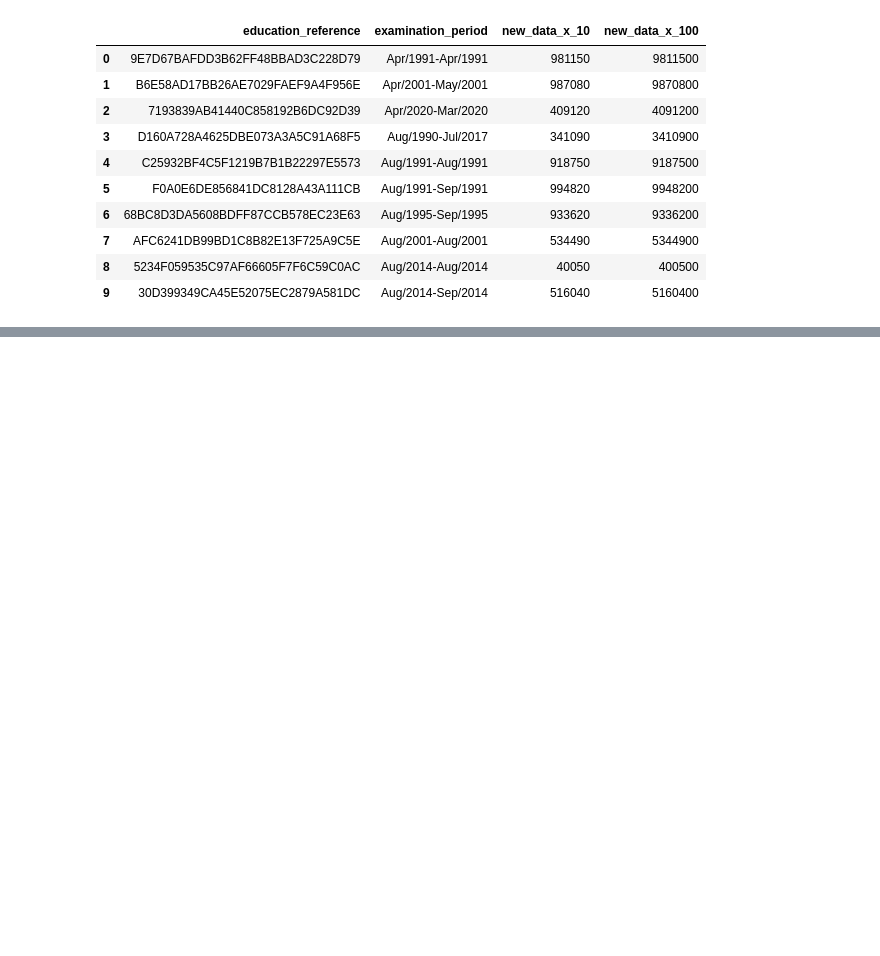
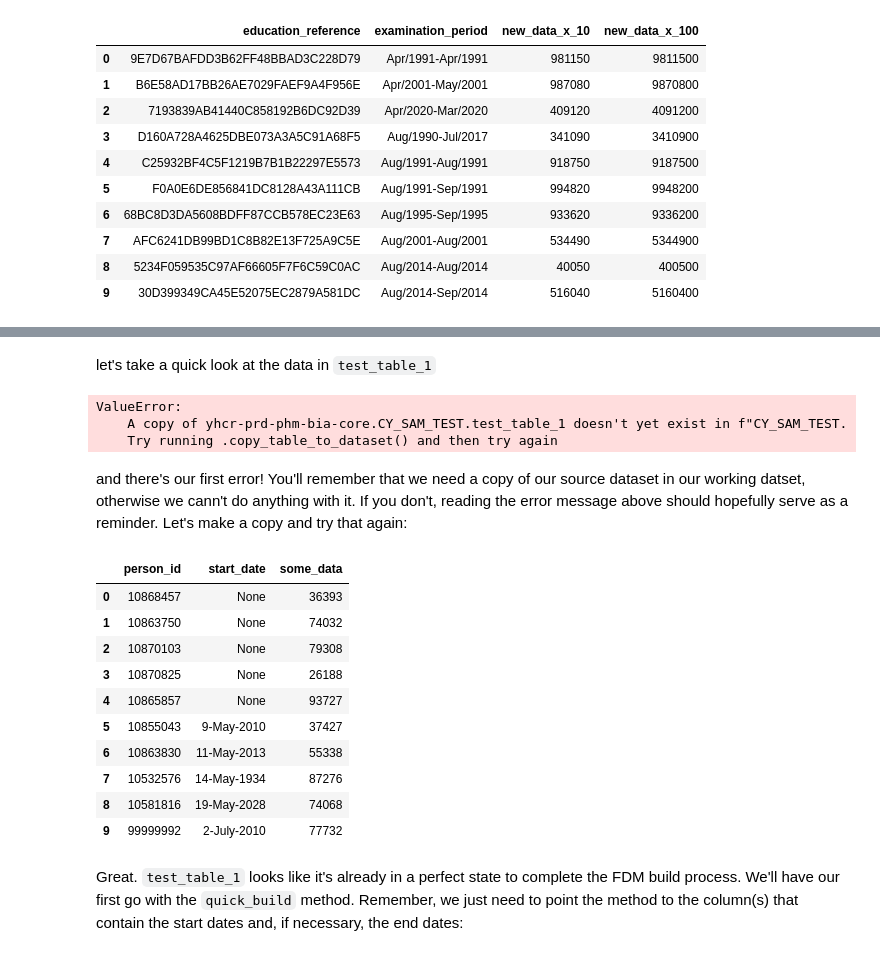
Before and after one commit to ConnectedBradford/FDM_Builder_Original, a Jupyter notebook: fdm_builder_tutorials/fdm_builder_extras_tutorial.ipynb, the cells around one changed output, grey strips where cells are left out. Saved outputs shown, nothing was run; the diff lists cells and outputs as text; code cells hidden in the pictures; blank space fills up the shorter version.

```diff
--- a/fdm_builder_tutorials/fdm_builder_extras_tutorial.ipynb
+++ b/fdm_builder_tutorials/fdm_builder_extras_tutorial.ipynb
@@ -247,0 +281,32 @@ Some examples of using helper functions more fluidly
+# %%
+test_table_1 = FDMTable(
+    source_table_id = "CY_FDM_BUILDER_TESTS.test_table_1",
+    dataset_id = DATASET_ID
+)
+# %% [markdown]
+let's take a quick look at the data in `test_table_1`
+# %%
+test_table_1.head()
+# %% [output]
+ValueError:
+    A copy of yhcr-prd-phm-bia-core.CY_SAM_TEST.test_table_1 doesn't yet exist in f"CY_SAM_TEST.
+    Try running .copy_table_to_dataset() and then try again
+# %% [markdown]
+and there's our first error! You'll remember that we need a copy of our source dataset in our working datset, otherwise we cann't do anything with it. If you don't, reading the error message above should hopefully serve as a reminder. Let's make a copy and try that again:
+# %%
+test_table_1.copy_table_to_dataset()
+test_table_1.head()
+# %% [output]
+|  | person_id | start_date | some_data |
+| 0 | 10868457 | None | 36393 |
+| 1 | 10863750 | None | 74032 |
+| 2 | 10870103 | None | 79308 |
+| 3 | 10870825 | None | 26188 |
+| 4 | 10865857 | None | 93727 |
+| 5 | 10855043 | 9-May-2010 | 37427 |
+| 6 | 10863830 | 11-May-2013 | 55338 |
+| 7 | 10532576 | 14-May-1934 | 87276 |
+| 8 | 10581816 | 19-May-2028 | 74068 |
+| 9 | 99999992 | 2-July-2010 | 77732 |
+# %% [markdown]
+Great. `test_table_1` looks like it's already in a perfect state to complete the FDM build process. We'll have our first go with the `quick_build` method. Remember, we just need to point the method to the column(s) that contain the start dates and, if necessary, the end dates:
```
Also changed, not shown: parts of 8 cells of this notebook, 1 other file.
